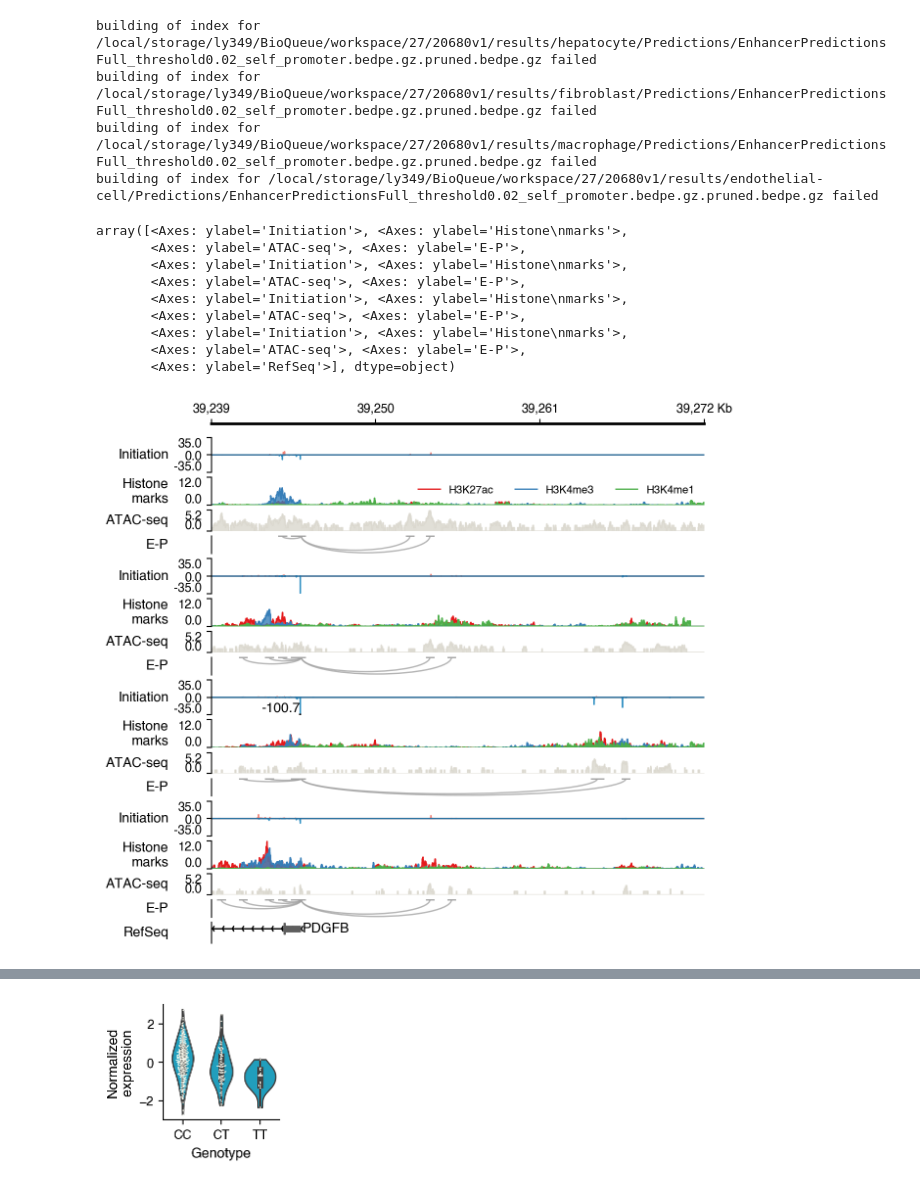
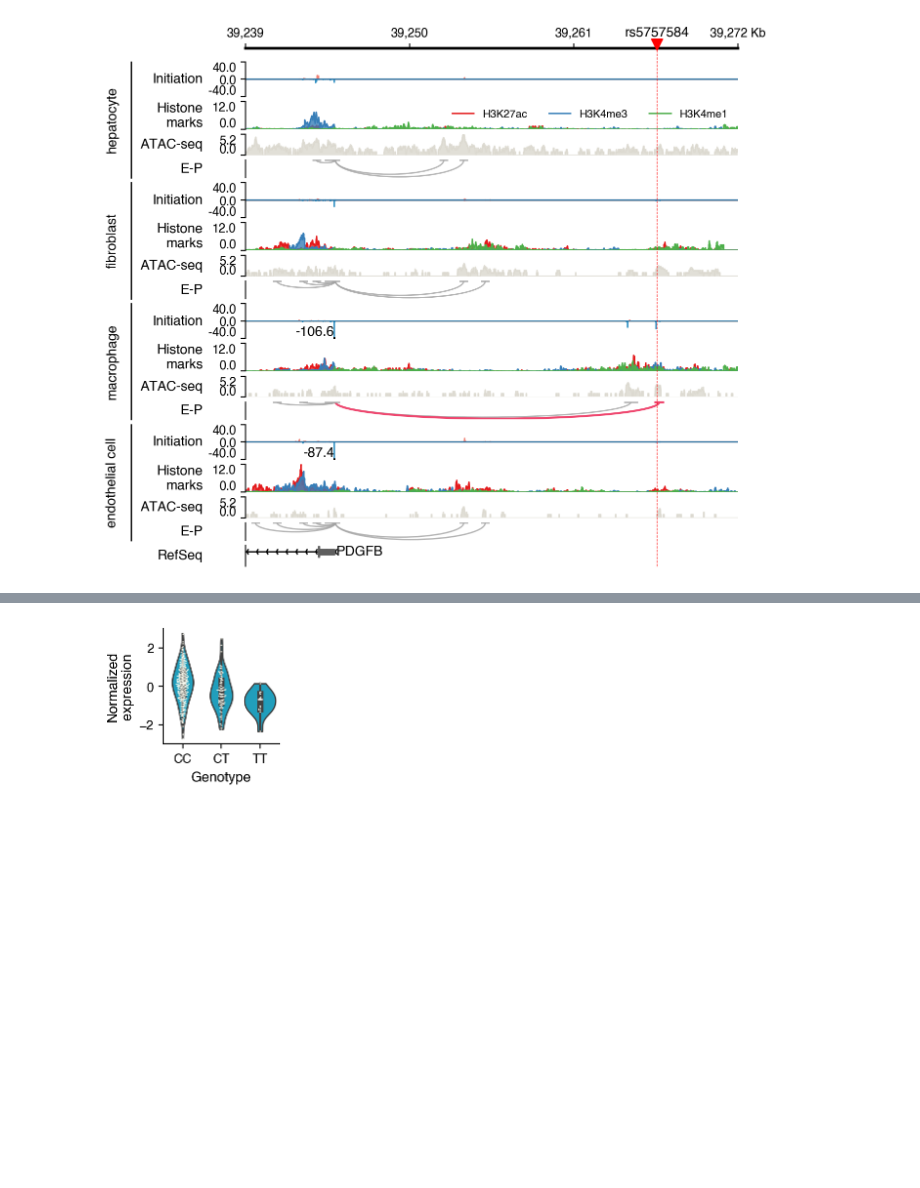
Before and after one commit to haiyuan-yu-lab/DeepDETAILS-analysis, a Jupyter notebook: Notebooks/Fig.6b.Liver.ipynb, the cells around one changed output, grey strips where cells are left out. Cells and saved outputs as stored; diff of their text form; code cells hidden in the pictures; blank space fills up the shorter version.

```diff
--- a/Notebooks/Fig.6b.Liver.ipynb
+++ b/Notebooks/Fig.6b.Liver.ipynb
@@ -23,10 +25,16 @@ _cell_labels = ("hepatocyte", "fibroblast", "macrophage", "endothelial cell")
 for i, label in enumerate(_cell_labels):
     safe_label = label.replace(" ", "-")
     _pred = PairedStrandSpecificTracks(
-        get_bioqueue_file("{{History:18338-%s.pl.bw}}" % safe_label),
-        get_bioqueue_file("{{History:18338-%s.mn.bw}}" % safe_label),
+        (
+            get_bioqueue_file("{{History:18338-log_r1/%s.pl.bw}}" % safe_label),
+            get_bioqueue_file("{{History:18338-log_r2/%s.pl.bw}}" % safe_label),
+        ),
+        (
+            get_bioqueue_file("{{History:18338-log_r1/%s.mn.bw}}" % safe_label),
+            get_bioqueue_file("{{History:18338-log_r2/%s.mn.bw}}" % safe_label),
+        ),
         name="Initiation", pos_color=_pos_color, neg_color=_neg_color, y_tick_format="{:0.1f}",
-        min_val=-35, max_val=35
+        min_val=-40, max_val=40
     )
     gv_obj.add_track(_pred)
 
@@ -38,48 +46,58 @@ for i, label in enumerate(_cell_labels):
         ), ("H3K27ac", "H3K4me3", "H3K4me1"), y_tick_format="{:0.1f}", height=0.8,
         legend=False if i > 0 else True, legend_kws={"ncols": 3}
     )
     hist_pred.name = "Histone\nmarks"
     gv_obj.add_track(hist_pred)
 
     acc = BigWigTrack(
         get_bioqueue_file("{{History:18311-%s.fragments.bw}}" % safe_label),
         name="ATAC-seq", color="#dad7cd", y_tick_format="{:0.1f}", height=0.6)
     acc.data_transform = "asinh"
     gv_obj.add_track(acc)
 
     pe = BedPETrack(
         get_bioqueue_file("{{History:20680-results/%s/Predictions/EnhancerPredictionsFull_threshold0.02_self_promoter.bedpe.gz.pruned.bedpe.gz}}" % safe_label),
-        height=0.5, name="E-P", flip=True
+        height=0.5, name="E-P", flip=True,
+        highlight_links=[
+            "PDGFB|chr22:39266445-39266945",
+        ],
+        highlight_link_color="#ef476f"
     )
     gv_obj.add_track(pe)
+    gv.add_group_label(i*4, (i+1)*4-1, label, -0.07)
 
 annot = BedTrack(
     "/local/storage/ly349/projects/Deconvolution/Data/Refs/ncbi_refseq.ucsc020724.longest.bed.gz",
     height=0.3, show_name=True, name="RefSeq")
 annot.edge_color = "#5E5E5E"
 annot.color = "#5E5E5E"
 annot.allowed_feature_lanes = 1
 gv_obj.add_track(annot)
 
 gv_obj.add_group_autoscale([0, 4, 8, 12])
 gv_obj.add_group_autoscale([1, 5, 9, 13])
 gv_obj.add_group_autoscale([2, 6, 10, 14])
 gv.plot("chr22", 39239045, 39271933, fig_width=6.5, height_scale_factor=0.55, hide_chromosome_name=True)
+gv.set_global_vertical_line(
+        position=39266544,
+        color="red",
+        alpha=0.8,
+        line_width=0.5,
+        line_style="--",
+        margin_frac=0.03,
+    )
+gv.set_axis_marks(
+    positions=[39266544, ],
+    labels=["rs5757584", ],
+    color="red",
+    size=8,
+    line_width=1.0,
+    stem_length=0.11,
+    label_rotation=0,
+    label_offset=0.26,
+)
 # %% [output]
-building of index for /local/storage/ly349/BioQueue/workspace/27/20680v1/results/hepatocyte/Predictions/EnhancerPredictionsFull_threshold0.02_self_promoter.bedpe.gz.pruned.bedpe.gz failed
-building of index for /local/storage/ly349/BioQueue/workspace/27/20680v1/results/fibroblast/Predictions/EnhancerPredictionsFull_threshold0.02_self_promoter.bedpe.gz.pruned.bedpe.gz failed
-building of index for /local/storage/ly349/BioQueue/workspace/27/20680v1/results/macrophage/Predictions/EnhancerPredictionsFull_threshold0.02_self_promoter.bedpe.gz.pruned.bedpe.gz failed
-building of index for /local/storage/ly349/BioQueue/workspace/27/20680v1/results/endothelial-cell/Predictions/EnhancerPredictionsFull_threshold0.02_self_promoter.bedpe.gz.pruned.bedpe.gz failed
-array([<Axes: ylabel='Initiation'>, <Axes: ylabel='Histone\nmarks'>,
-       <Axes: ylabel='ATAC-seq'>, <Axes: ylabel='E-P'>,
-       <Axes: ylabel='Initiation'>, <Axes: ylabel='Histone\nmarks'>,
-       <Axes: ylabel='ATAC-seq'>, <Axes: ylabel='E-P'>,
-       <Axes: ylabel='Initiation'>, <Axes: ylabel='Histone\nmarks'>,
-       <Axes: ylabel='ATAC-seq'>, <Axes: ylabel='E-P'>,
-       <Axes: ylabel='Initiation'>, <Axes: ylabel='Histone\nmarks'>,
-       <Axes: ylabel='ATAC-seq'>, <Axes: ylabel='E-P'>,
-       <Axes: ylabel='RefSeq'>], dtype=object)
-[figure, old version]
+[figure, new version]
 # %%
 gv = GenomeViewer(inward_ticks=True, n_ticks=4)
 gv_obj = gv
```
Also changed, not shown: parts of 7 cells of this notebook, 6 other files.
